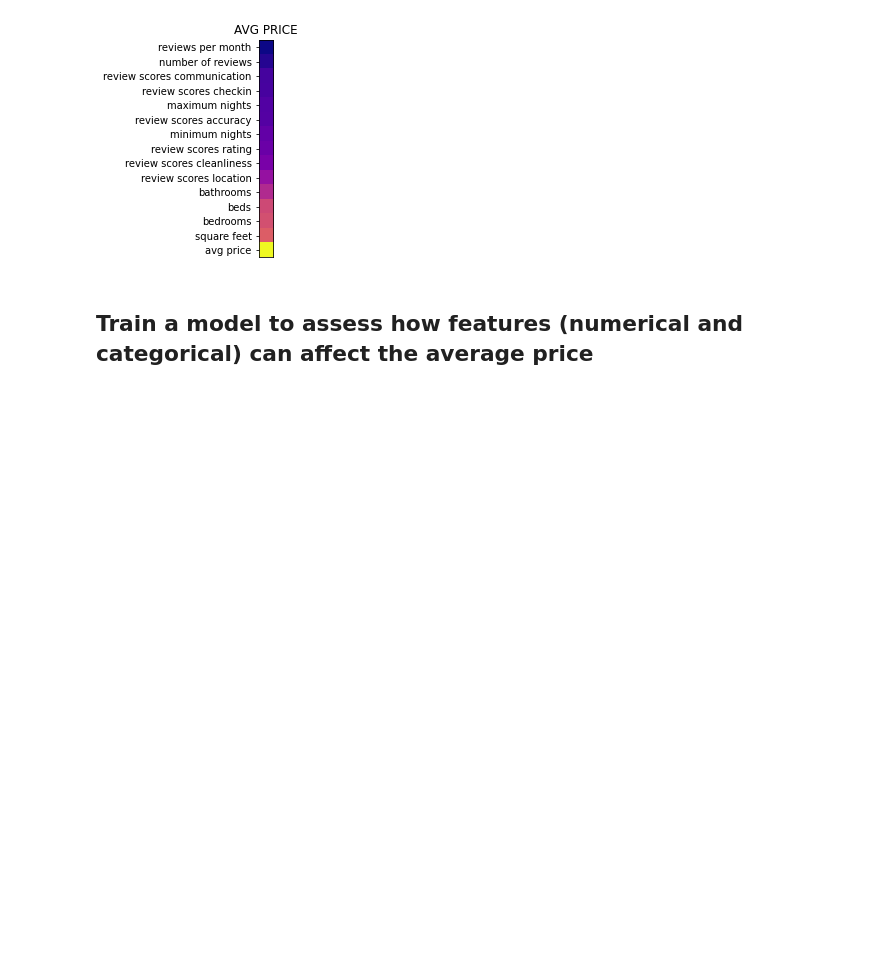
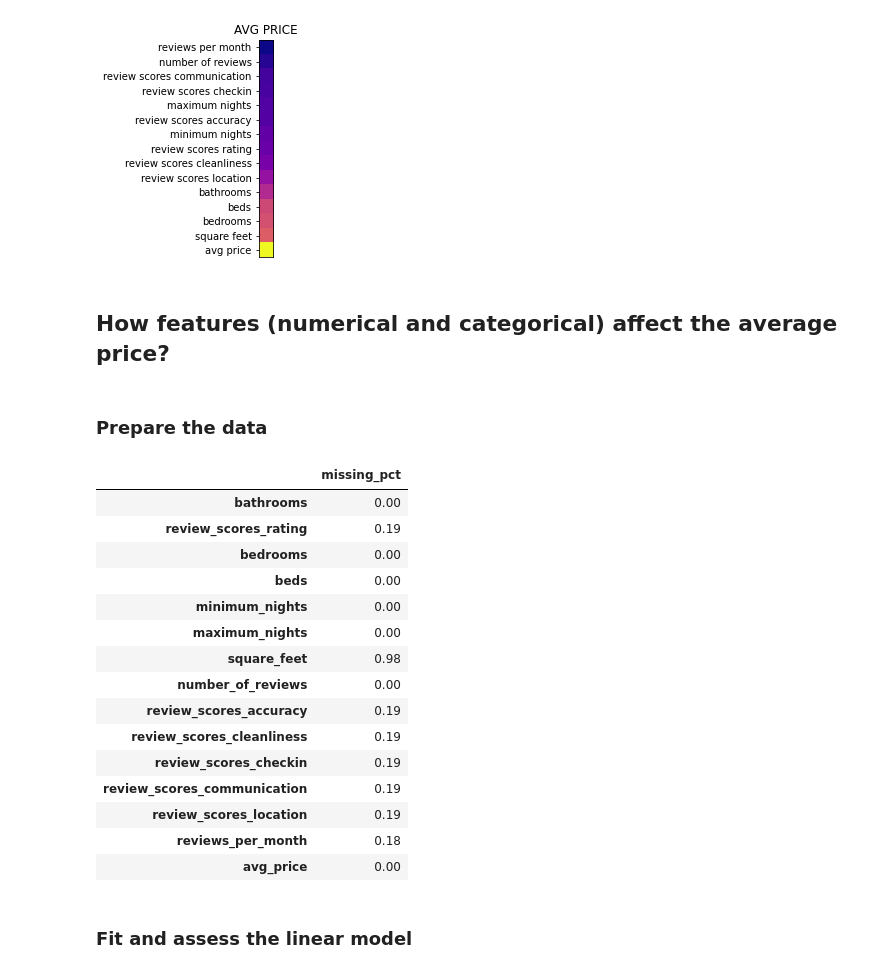
Before and after one commit to Cuz77/boston_airbnb, a Jupyter notebook: boston_airbnb_analysis.ipynb, the cells around one changed output. Saved outputs shown, nothing was run; the diff lists cells and outputs as text; code cells hidden in the pictures; blank space fills up the shorter version.

Commit message:
Added a summary of missing values and minor comment changes

```diff
--- a/boston_airbnb_analysis.ipynb
+++ b/boston_airbnb_analysis.ipynb
@@ -144,7 +157,9 @@ for stat in ['review_scores_rating', 'avg_price']:
 [figure]
 [figure]
 # %% [markdown]
-## Train a model to assess how features (numerical and categorical) can affect the average price
+## How features (numerical and categorical) affect the average price?
+# %% [markdown]
+### Prepare the data
 # %%
 # Get relevant categorical features
 cat_features = ['cancellation_policy', 'require_guest_profile_picture', 'require_guest_phone_verification', 'host_is_superhost', 'host_response_time', 'neighbourhood_cleansed', 'host_identity_verified', 'property_type', 'room_type', 'bed_type', 'amenities']
@@ -165,3 +180,24 @@ for amenity in amenities_types:
 
 # Drop amenities lists
 listings_cat_df.drop(columns=['amenities'], inplace=True)
+# %%
+# Check which numerical features lack more than 50% of values
+missing_pct = pd.DataFrame({'missing_pct': round(np.sum(listings_num_df.isna())/listings_num_df.shape[0], 2)})
+missing_pct
+# %% [output]
+|  | missing_pct |
+| bathrooms | 0.00 |
+| review_scores_rating | 0.19 |
+| bedrooms | 0.00 |
+| beds | 0.00 |
+| minimum_nights | 0.00 |
+| maximum_nights | 0.00 |
+| square_feet | 0.98 |
+| number_of_reviews | 0.00 |
+| review_scores_accuracy | 0.19 |
+| review_scores_cleanliness | 0.19 |
+| review_scores_checkin | 0.19 |
+| review_scores_communication | 0.19 |
+| review_scores_location | 0.19 |
+| reviews_per_month | 0.18 |
+| avg_price | 0.00 |
@@ -175,6 +219,8 @@ ln_df = pd.concat([listings_num_df, listings_cat_df], axis=1)
 # Dummy the categorical variables
 for col in ln_df.select_dtypes('object').columns:
     ln_df = pd.concat([ln_df.drop(columns=[col]), pd.get_dummies(ln_df[col], prefix=col, prefix_sep='_', drop_first=True, dummy_na=True)], axis=1)
+# %% [markdown]
+### Fit and assess the linear model
 # %%
 # Split into features and targets
 X = ln_df.drop(columns=['avg_price'], axis=1)
```
Also changed, not shown: parts of 17 cells of this notebook, 1 other file.
